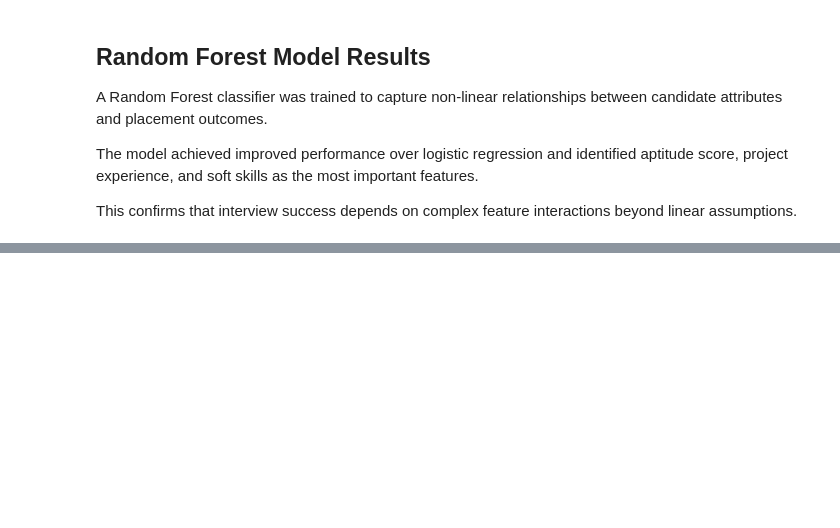
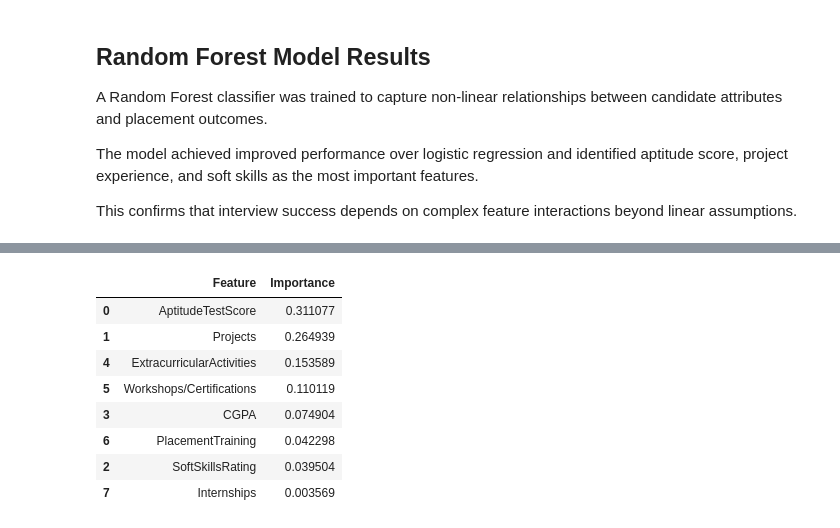
Before and after one commit to Parthtrivedi09/interview-chances-predictor, a Jupyter notebook: notebooks/02_modeling.ipynb, the cells around one changed output, grey strips where cells are left out. Cells and saved outputs as stored; diff of their text form; code cells hidden in the pictures; blank space fills up the shorter version.

```diff
--- a/notebooks/02_modeling.ipynb
+++ b/notebooks/02_modeling.ipynb
@@ -368,0 +425,17 @@ This confirms that interview success depends on complex feature interactions bey
+# %%
+gb_importance = pd.DataFrame({
+    "Feature": final_features,
+    "Importance": gb_model.feature_importances_
+}).sort_values(by="Importance", ascending=False)
+
+gb_importance
+# %% [output]
+|  | Feature | Importance |
+| 0 | AptitudeTestScore | 0.311077 |
+| 1 | Projects | 0.264939 |
+| 4 | ExtracurricularActivities | 0.153589 |
+| 5 | Workshops/Certifications | 0.110119 |
+| 3 | CGPA | 0.074904 |
+| 6 | PlacementTraining | 0.042298 |
+| 2 | SoftSkillsRating | 0.039504 |
+| 7 | Internships | 0.003569 |
```
Also changed, not shown: parts of 7 cells of this notebook.
